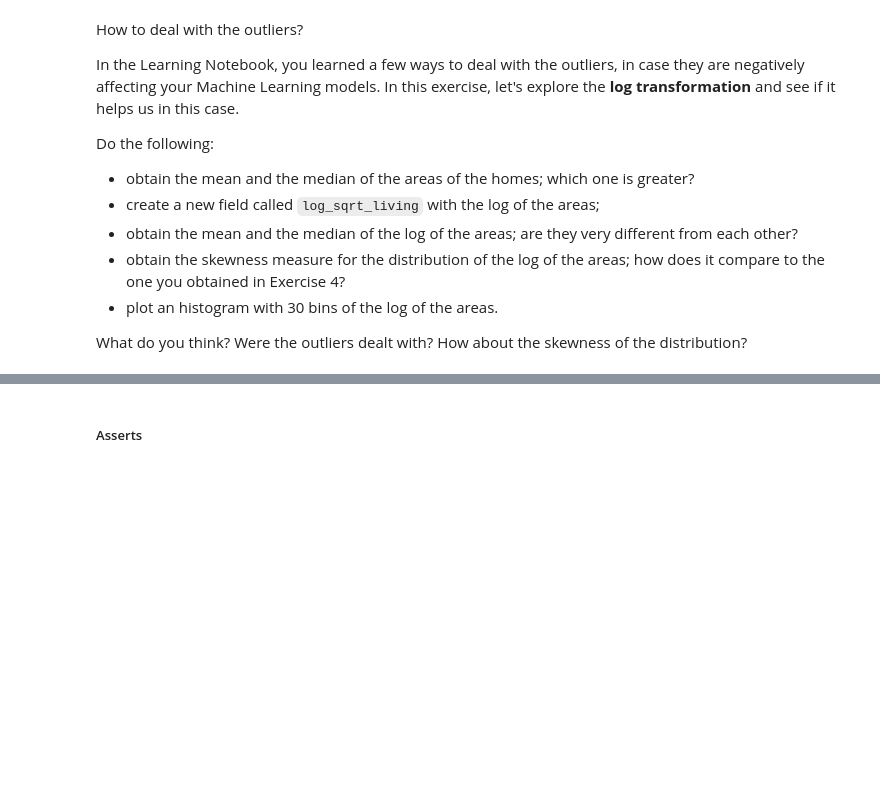
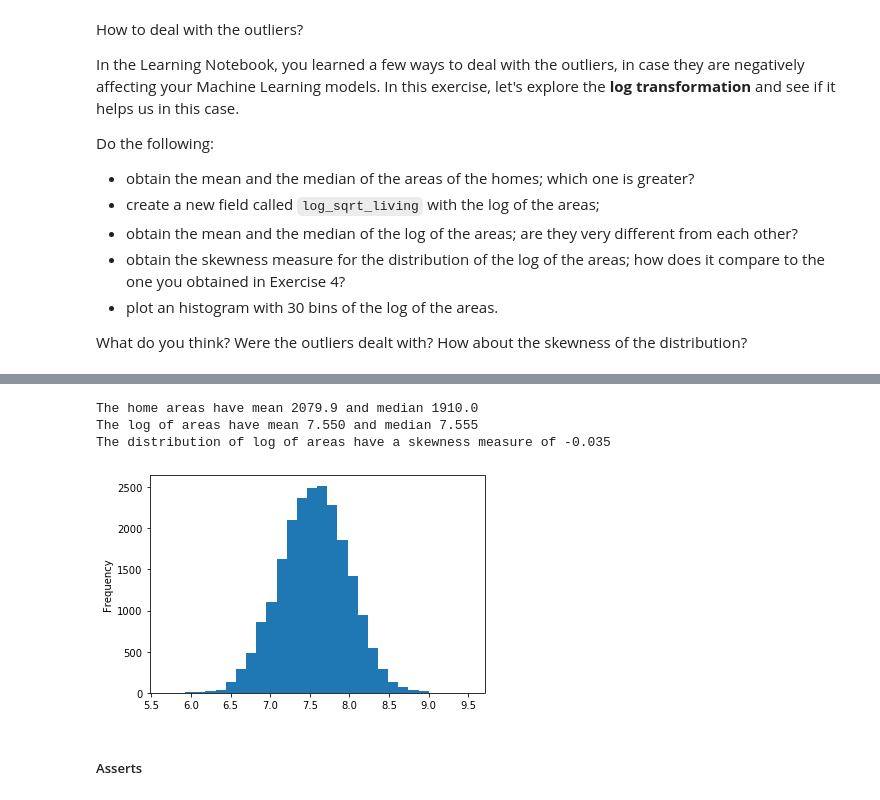
Before and after one commit to fcboss/data-science-academy-workspace, a Jupyter notebook: S01 - Bootcamp and Binary Classification/SLU04 - Basic Stats with Pandas/Exercise notebook.ipynb, the cells around one changed output, grey strips where cells are left out. Drawn from its saved outputs; the diff is of its cells as text; code cells hidden in the pictures; blank space fills up the shorter version.

```diff
--- a/S01 - Bootcamp and Binary Classification/SLU04 - Basic Stats with Pandas/Exercise notebook.ipynb
+++ b/S01 - Bootcamp and Binary Classification/SLU04 - Basic Stats with Pandas/Exercise notebook.ipynb
@@ -317,23 +371,28 @@ What do you think? Were the outliers dealt with? How about the skewness of the d
 # %%
 ## Compute mean and median of the areas of the homes
-# area_mean = ...
-# area_median = ...
+area_mean = data['sqft_living'].mean()
+
+area_median = data['sqft_living'].median()
 ## Create new field called `log_sqrt_living` with the log of the areas
-# ...
+data['log_sqft_living']= np.log(data['sqft_living'])
 ## Compute mean and median of the log of the areas
-# log_area_mean = ...
-# log_area_median = ...
+log_area_mean = data['log_sqft_living'].mean()
+log_area_median = data['log_sqft_living'].median()
 ## Compute the skewness measure of the distribution of the log of the areas
-# log_area_skew = ...
+log_area_skew = data['log_sqft_living'].skew()
 ## Plot an histogram (with 30 bins) of the log of the areas
 ## For the x-axis, have the label 'log(area)'
-# ...
+data['log_sqft_living'].plot.hist(bins=30)
 
 # YOUR CODE HERE
-raise NotImplementedError()
 print('The home areas have mean %0.1f and median %0.1f' % (area_mean, area_median))
 print('The log of areas have mean %0.3f and median %0.3f' % (log_area_mean, log_area_median))
 print('The distribution of log of areas have a skewness measure of %0.3f' % log_area_skew)
+# %% [output]
+The home areas have mean 2079.9 and median 1910.0
+The log of areas have mean 7.550 and median 7.555
+The distribution of log of areas have a skewness measure of -0.035
+[figure, added]
 # %% [markdown]
 ##### Asserts
 # %%
```
Also changed, not shown: parts of 15 cells of this notebook.
